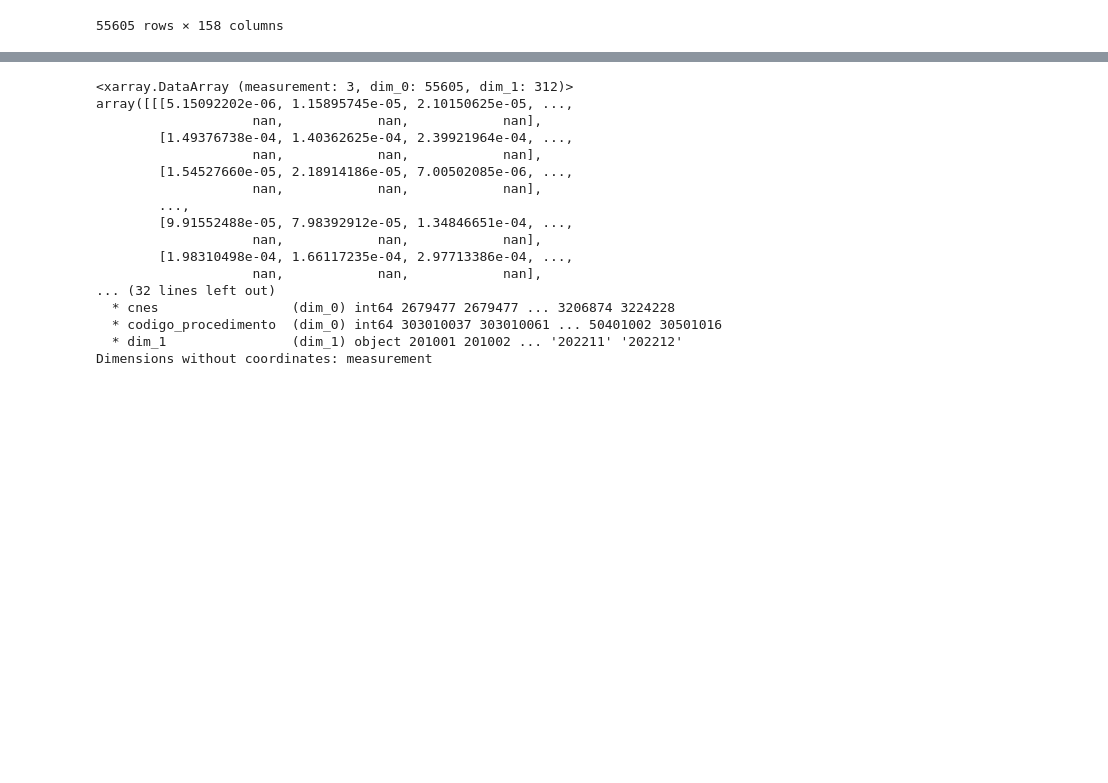
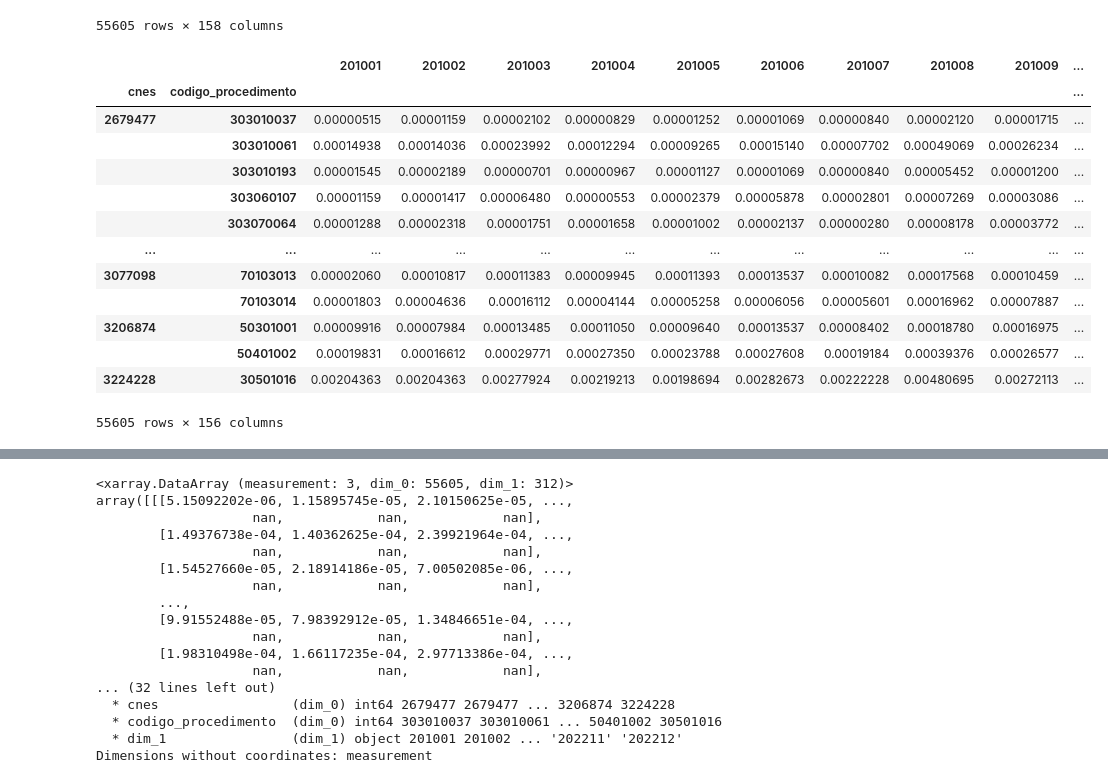
Before and after one commit to TFM-NUCLIO/iris_ai, a Jupyter notebook: pré_processamento_dados.ipynb, the cells around one changed output, grey strips where cells are left out. Drawn from its saved outputs; the diff is of its cells as text; code cells hidden in the pictures; blank space fills up the shorter version.

```diff
--- a/pré_processamento_dados.ipynb
+++ b/pré_processamento_dados.ipynb
@@ -795,9 +779,9 @@ import xarray as xr
 
 # Primeiro, vamos setar 'cnes' e 'codigo_procedimento' como index para cada dataframe
 # ao correr mais de uma vez as 3 linhas abaixo na segunda vez resulta em erro porque já são indices
-# df_X1.set_index(['cnes', 'codigo_procedimento'], inplace=True)
-# df_X2.set_index(['cnes', 'codigo_procedimento'], inplace=True)
-# df_X3.set_index(['cnes', 'codigo_procedimento'], inplace=True)
+df_X1.set_index(['cnes', 'codigo_procedimento'], inplace=True)
+df_X2.set_index(['cnes', 'codigo_procedimento'], inplace=True)
+df_X3.set_index(['cnes', 'codigo_procedimento'], inplace=True)
 
 # Converter os dataframes para xarray DataArray
 da_X1 = xr.DataArray(df_X1)
@@ -808,3 +792,20 @@ da_X3 = xr.DataArray(df_X3)
 X3D = xr.concat([da_X1, da_X2, da_X3], dim='measurement')
 
 # Agora, 'X3D' é um DataArray 3D onde cada ponto na série temporal é um vetor de três elementos
+# %%
+df_X1
+# %% [output]
+|  |  | 201001 | 201002 | 201003 | 201004 | 201005 | 201006 | 201007 | 201008 | 201009 | ... |
+| cnes | codigo_procedimento |  |  |  |  |  |  |  |  |  | ... |
+| 2679477 | 303010037 | 0.00000515 | 0.00001159 | 0.00002102 | 0.00000829 | 0.00001252 | 0.00001069 | 0.00000840 | 0.00002120 | 0.00001715 | ... |
+|  | 303010061 | 0.00014938 | 0.00014036 | 0.00023992 | 0.00012294 | 0.00009265 | 0.00015140 | 0.00007702 | 0.00049069 | 0.00026234 | ... |
+|  | 303010193 | 0.00001545 | 0.00002189 | 0.00000701 | 0.00000967 | 0.00001127 | 0.00001069 | 0.00000840 | 0.00005452 | 0.00001200 | ... |
+|  | 303060107 | 0.00001159 | 0.00001417 | 0.00006480 | 0.00000553 | 0.00002379 | 0.00005878 | 0.00002801 | 0.00007269 | 0.00003086 | ... |
+|  | 303070064 | 0.00001288 | 0.00002318 | 0.00001751 | 0.00001658 | 0.00001002 | 0.00002137 | 0.00000280 | 0.00008178 | 0.00003772 | ... |
+| ... | ... | ... | ... | ... | ... | ... | ... | ... | ... | ... | ... |
+| 3077098 | 70103013 | 0.00002060 | 0.00010817 | 0.00011383 | 0.00009945 | 0.00011393 | 0.00013537 | 0.00010082 | 0.00017568 | 0.00010459 | ... |
+|  | 70103014 | 0.00001803 | 0.00004636 | 0.00016112 | 0.00004144 | 0.00005258 | 0.00006056 | 0.00005601 | 0.00016962 | 0.00007887 | ... |
+| 3206874 | 50301001 | 0.00009916 | 0.00007984 | 0.00013485 | 0.00011050 | 0.00009640 | 0.00013537 | 0.00008402 | 0.00018780 | 0.00016975 | ... |
+|  | 50401002 | 0.00019831 | 0.00016612 | 0.00029771 | 0.00027350 | 0.00023788 | 0.00027608 | 0.00019184 | 0.00039376 | 0.00026577 | ... |
+| 3224228 | 30501016 | 0.00204363 | 0.00204363 | 0.00277924 | 0.00219213 | 0.00198694 | 0.00282673 | 0.00222228 | 0.00480695 | 0.00272113 | ... |
+55605 rows × 156 columns
```
Also changed, not shown: parts of 15 cells of this notebook, 13 other files.
